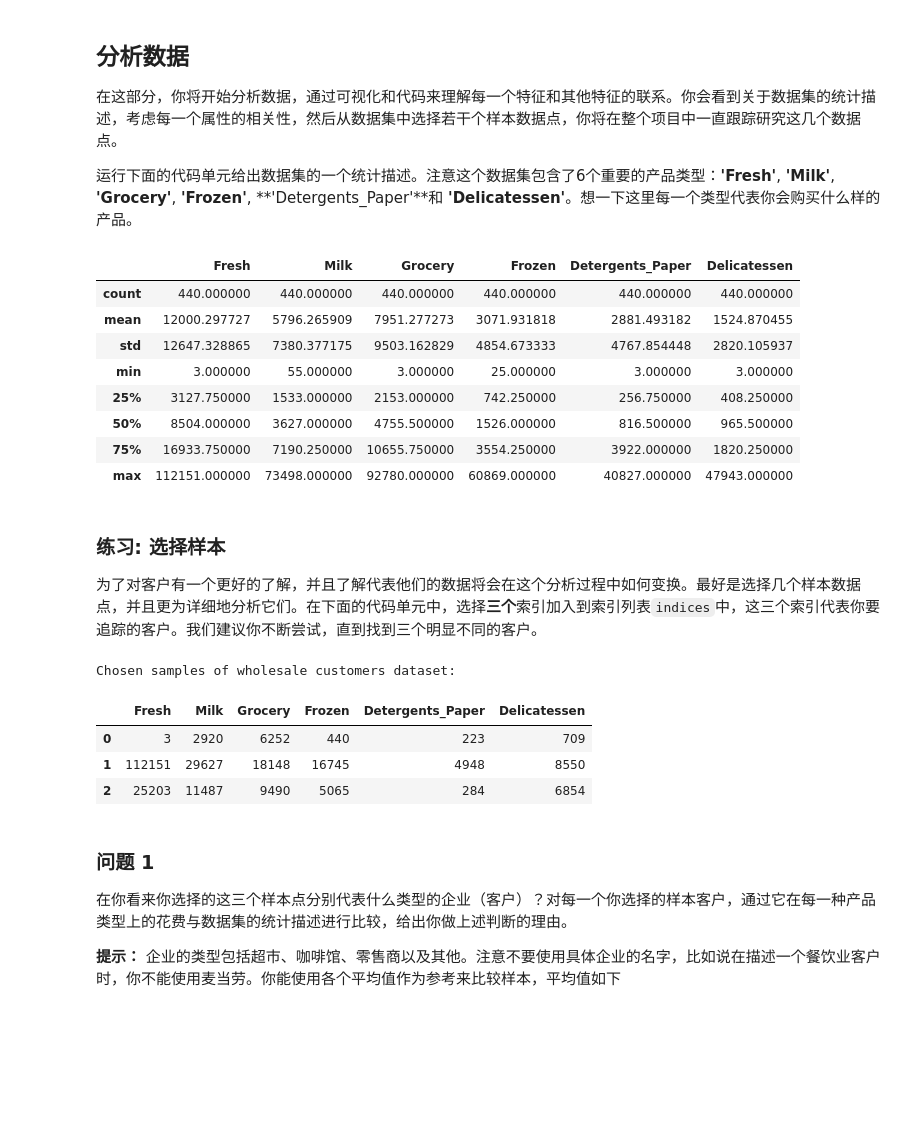
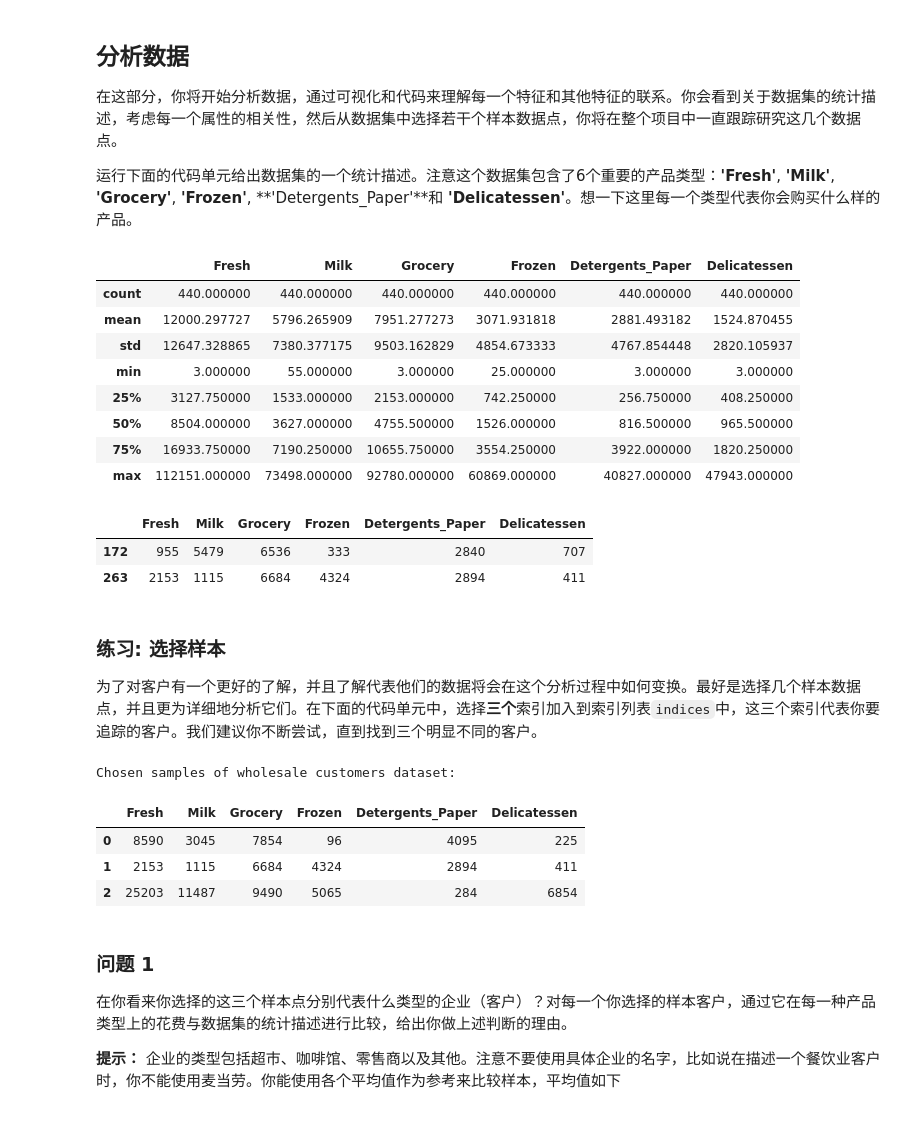
Before and after one commit to icococ/MLND_CN_P3_Customer_Segments, a Jupyter notebook: customer_segments.ipynb, the cells around one changed output. Drawn from its saved outputs; the diff is of its cells as text; code cells hidden in the pictures; blank space fills up the shorter version.

```diff
--- a/customer_segments.ipynb
+++ b/customer_segments.ipynb
@@ -40,6 +40,7 @@ from IPython.display import display # 使得我们可以对DataFrame使用displa
 # 载入整个客户数据集
 try:
     data = pd.read_csv("customers.csv")
+    display(data.head(5))
     data.drop(['Region', 'Channel'], axis = 1, inplace = True)
     print("Wholesale customers dataset has {} samples with {} features each.".format(*data.shape))
 except:
@@ -54,6 +61,7 @@ Wholesale customers dataset has 440 samples with 6 features each.
 # %%
 # 显示数据集的一个描述
 display(data.describe())
+data[(data['Detergents_Paper'] > 2800.0) & (data['Detergents_Paper'] < 2900.0)].head()
 # %% [output]
 |  | Fresh | Milk | Grocery | Frozen | Detergents_Paper | Delicatessen |
 | count | 440.000000 | 440.000000 | 440.000000 | 440.000000 | 440.000000 | 440.000000 |
@@ -64,22 +72,25 @@ display(data.describe())
 | 50% | 8504.000000 | 3627.000000 | 4755.500000 | 1526.000000 | 816.500000 | 965.500000 |
 | 75% | 16933.750000 | 7190.250000 | 10655.750000 | 3554.250000 | 3922.000000 | 1820.250000 |
 | max | 112151.000000 | 73498.000000 | 92780.000000 | 60869.000000 | 40827.000000 | 47943.000000 |
+|  | Fresh | Milk | Grocery | Frozen | Detergents_Paper | Delicatessen |
+| 172 | 955 | 5479 | 6536 | 333 | 2840 | 707 |
+| 263 | 2153 | 1115 | 6684 | 4324 | 2894 | 411 |
 # %% [markdown]
 ### 练习: 选择样本
 为了对客户有一个更好的了解，并且了解代表他们的数据将会在这个分析过程中如何变换。最好是选择几个样本数据点，并且更为详细地分析它们。在下面的代码单元中，选择**三个**索引加入到索引列表`indices`中，这三个索引代表你要追踪的客户。我们建议你不断尝试，直到找到三个明显不同的客户。
 # %%
 # TODO：从数据集中选择三个你希望抽样的数据点的索引
-indices = [95,181,202]
+indices = [60,263,202]
 
 # 为选择的样本建立一个DataFrame
 samples = pd.DataFrame(data.loc[indices], columns = data.keys()).reset_index(drop = True)
 print("Chosen samples of wholesale customers dataset:")
 display(samples)
 # %% [output]
 Chosen samples of wholesale customers dataset:
 |  | Fresh | Milk | Grocery | Frozen | Detergents_Paper | Delicatessen |
-| 0 | 3 | 2920 | 6252 | 440 | 223 | 709 |
-| 1 | 112151 | 29627 | 18148 | 16745 | 4948 | 8550 |
+| 0 | 8590 | 3045 | 7854 | 96 | 4095 | 225 |
+| 1 | 2153 | 1115 | 6684 | 4324 | 2894 | 411 |
 | 2 | 25203 | 11487 | 9490 | 5065 | 284 | 6854 |
 # %% [markdown]
 ### 问题 1
```
Also changed, not shown: parts of 17 cells of this notebook.
